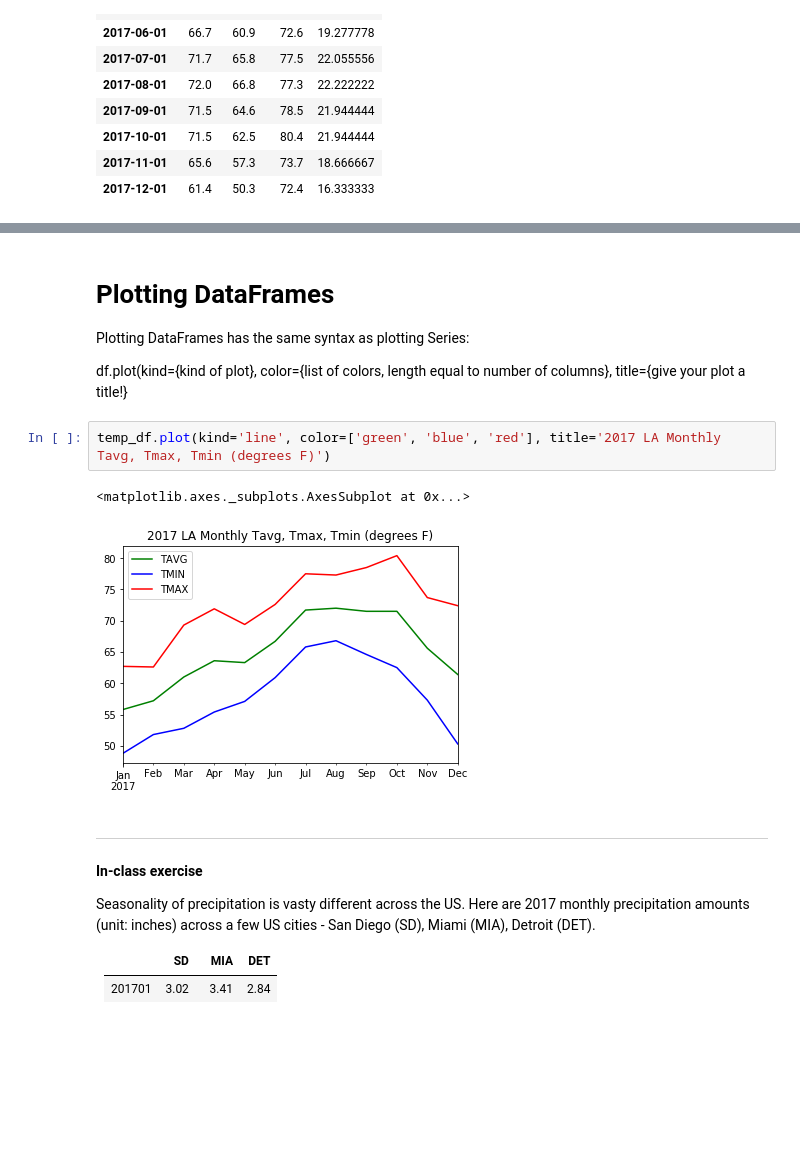
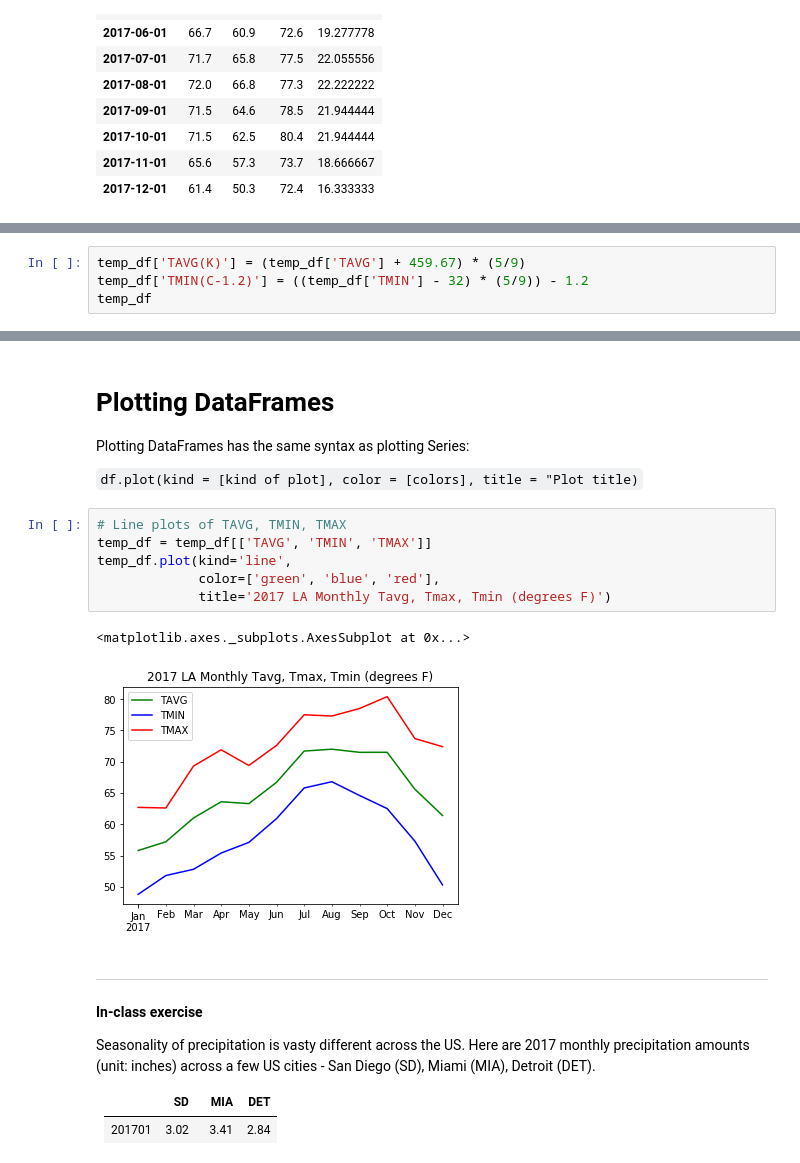
Before and after one commit to neil-berg/AOS51, a Jupyter notebook: AOS51_Fall_2018_#2_KEY.ipynb, the cells around one changed output, grey strips where cells are left out. Cells and saved outputs as stored; diff of their text form; blank space fills up the shorter version.

```diff
--- a/AOS51_Fall_2018_#2_KEY.ipynb
+++ b/AOS51_Fall_2018_#2_KEY.ipynb
@@ -475 +419,5 @@ temp_df
 ---
+# %%
+temp_df['TAVG(K)'] = (temp_df['TAVG'] + 459.67) * (5/9)
+temp_df['TMIN(C-1.2)'] = ((temp_df['TMIN'] - 32) * (5/9)) - 1.2
+temp_df
@@ -478,12 +440,16 @@ temp_df
 
 Plotting DataFrames has the same syntax as plotting Series:
 
-df.plot(kind={kind of plot}, color={list of colors, length equal to number of columns}, title={give your plot a title!}
+`df.plot(kind = [kind of plot], color = [colors], title = "Plot title)`
 # %%
-temp_df.plot(kind='line', color=['green', 'blue', 'red'], title='2017 LA Monthly Tavg, Tmax, Tmin (degrees F)')
+# Line plots of TAVG, TMIN, TMAX
+temp_df = temp_df[['TAVG', 'TMIN', 'TMAX']]
+temp_df.plot(kind='line',
+             color=['green', 'blue', 'red'],
+             title='2017 LA Monthly Tavg, Tmax, Tmin (degrees F)')
 # %% [output]
 <matplotlib.axes._subplots.AxesSubplot at 0x...>
-[figure, old version]
+[figure, new version]
 # %% [markdown]
 ---
 **In-class exercise**
```
Also changed, not shown: parts of 13 cells of this notebook.
